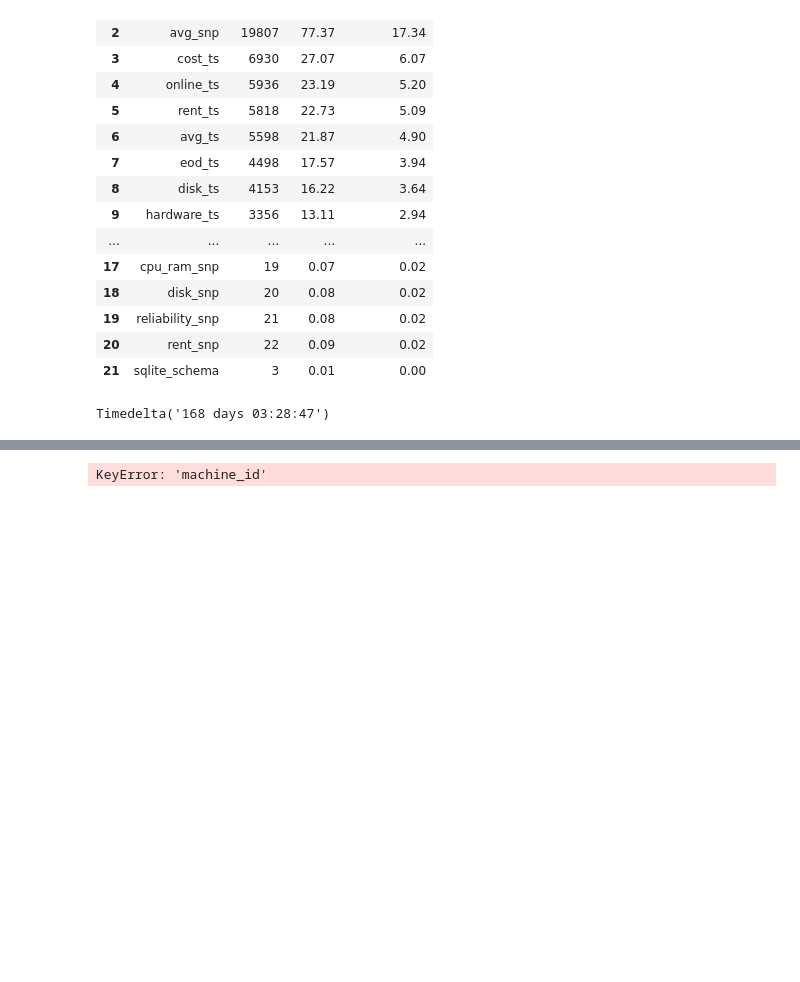
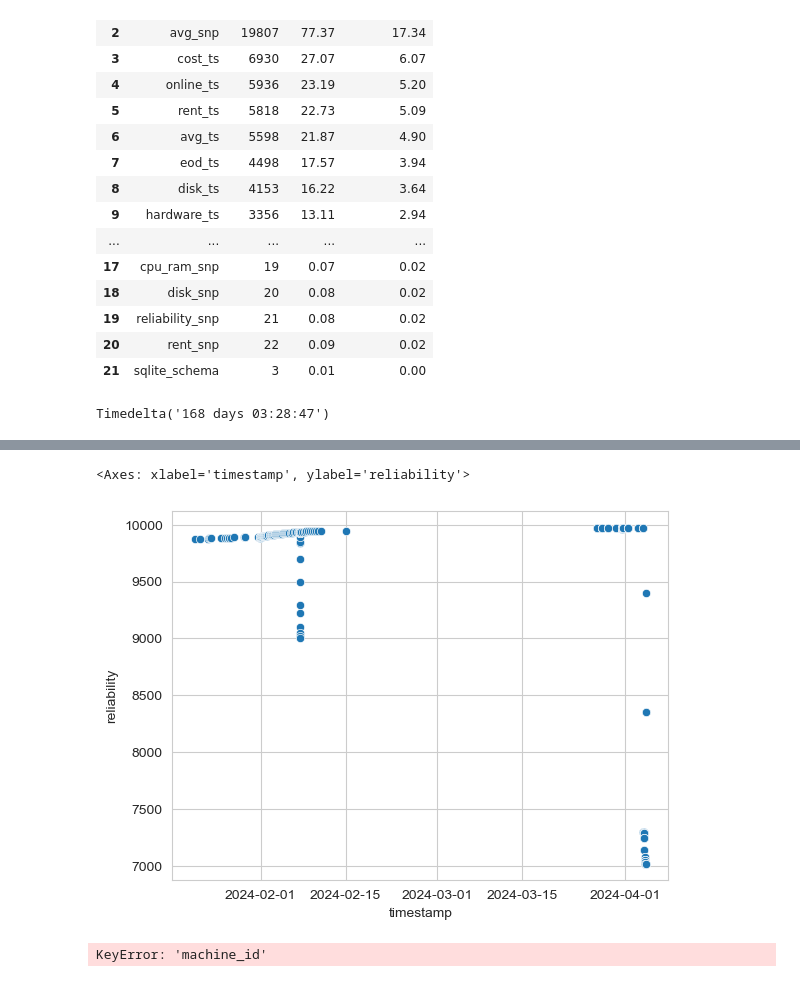
Before and after one commit to alkorolyov/vast-stats, a Jupyter notebook: notebooks/10 - tests.ipynb, the cells around one changed output, grey strips where cells are left out. Drawn from its saved outputs; the diff is of its cells as text; code cells hidden in the pictures; blank space fills up the shorter version.

```diff
--- a/notebooks/10 - tests.ipynb
+++ b/notebooks/10 - tests.ipynb
@@ -139,0 +135,36 @@ plt.yscale('log');
+# %%
+dbm.connect()
+df1 = pd.read_sql(
+    'SELECT * FROM reliability_ts WHERE machine_id=8506', con=dbm.conn,
+    # index_col='timestamp'
+)
+df2 = pd.read_sql(
+    'SELECT * FROM rent_ts WHERE machine_id=8506', con=dbm.conn,
+    # index_col='timestamp'
+)
+ts = pd.read_sql(
+    'SELECT * FROM ts_idx', con=dbm.conn,
+)
+
+df3 = pd.read_sql(
+    'SELECT dph_base,timestamp,machine_id FROM cost_ts WHERE machine_id=8506', con=dbm.conn,
+    # index_col='timestamp'
+)
+
+df1.drop(columns=['machine_id'], inplace=True)
+df2.drop(columns=['machine_id'], inplace=True)
+df3.drop(columns=['machine_id'], inplace=True)
+
+dbm.close()
+
+df = pd.merge(ts, df1, how='left', on='timestamp').fillna(method='ffill')
+df.dropna(subset=['reliability'], inplace=True)
+df = pd.merge(df, df2, how='left', on='timestamp').fillna(method='ffill')
+df = pd.merge(df, df3, how='left', on='timestamp').fillna(method='ffill')
+
+df.reliability = df.reliability.astype('int')
+df.num_gpus_rented = df.num_gpus_rented.astype('int')
+df.dph_base = df.dph_base.astype('int')
+df.drop_duplicates(subset=['reliability', 'num_gpus_rented', 'dph_base'], inplace=True)
+df.timestamp = pd.to_datetime(df.timestamp, unit='s')
+df
@@ -139,0 +185,3 @@ plt.yscale('log');
+# %%
+df.timestamp = pd.to_datetime(df.timestamp, unit='s')
+df
@@ -140,5 +202,10 @@ plt.yscale('log');
 # %%
 dbm.close()
+# %%
+sns.scatterplot(df.reliability)
+# %% [output]
+<Axes: xlabel='timestamp', ylabel='reliability'>
+[figure, added]
 # %%
 df.groupby('machine_id')['disk_bw'].resample('1D').mean().round().astype(np.uint16).reset_index().to_sql('disk_bw_avg', conn, if_exists='replace', index=False)
 # %% [output]
```
Also changed, not shown: parts of 9 cells of this notebook.
